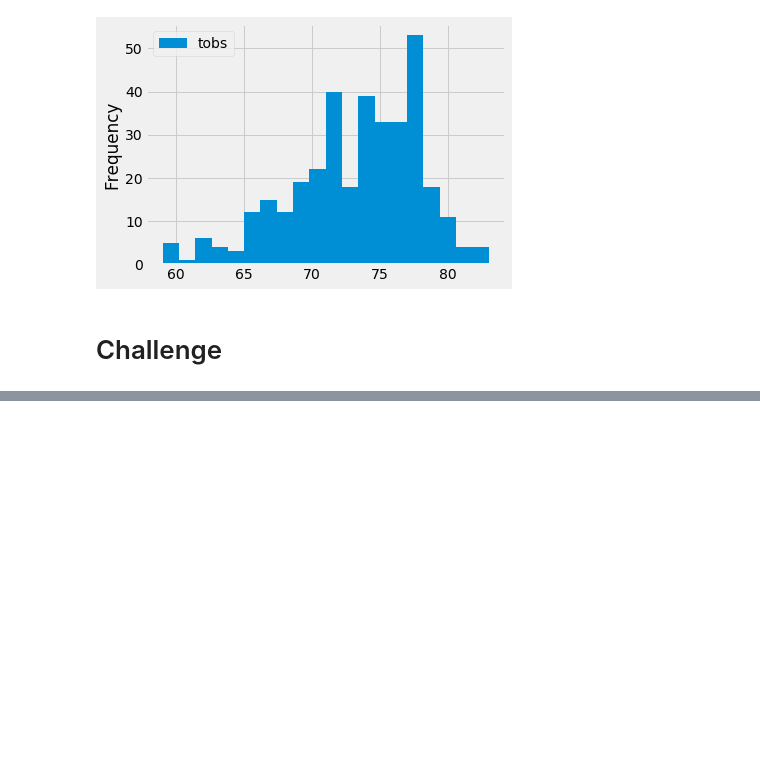
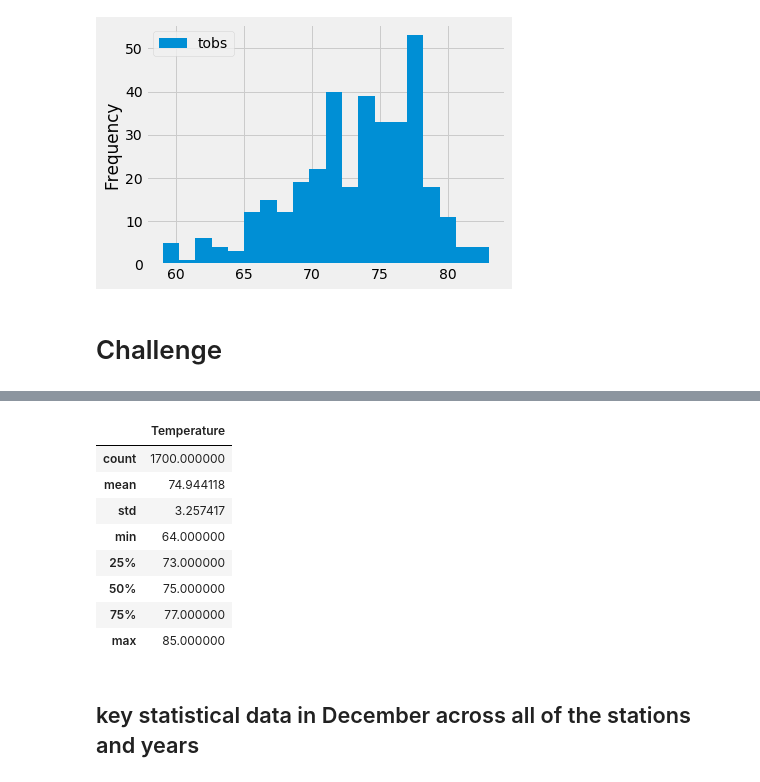
Before and after one commit to Mar102/surfs_up, a Jupyter notebook: climate_analysis.ipynb, the cells around one changed output, grey strips where cells are left out. Saved outputs shown, nothing was run; the diff lists cells and outputs as text; code cells hidden in the pictures; blank space fills up the shorter version.

```diff
--- a/climate_analysis.ipynb
+++ b/climate_analysis.ipynb
@@ -153,0 +156,9 @@ plt.tight_layout()
+# %%
+# Retrieve June temperatures via a query
+June_results = session.query(Measurement.tobs).\
+    filter(func.extract('month', Measurement.date) == 6)
+print(June_results)
+June_results_temp = [temp.tobs for temp in June_results]
+# Save the query results as a Pandas DataFrame
+June_results_df = pd.DataFrame(June_results, columns=['Temperature'])
+print (June_results_df)
@@ -153,0 +183,15 @@ plt.tight_layout()
+# %%
+# Using Pandas to calculate the summary statistics for December temperatures
+June_results_df.describe()
+# %% [output]
+|  | Temperature |
+| count | 1700.000000 |
+| mean | 74.944118 |
+| std | 3.257417 |
+| min | 64.000000 |
+| 25% | 73.000000 |
+| 50% | 75.000000 |
+| 75% | 77.000000 |
+| max | 85.000000 |
+# %% [markdown]
+## key statistical data in December across all of the stations and years
```
Also changed, not shown: parts of 5 cells of this notebook.
